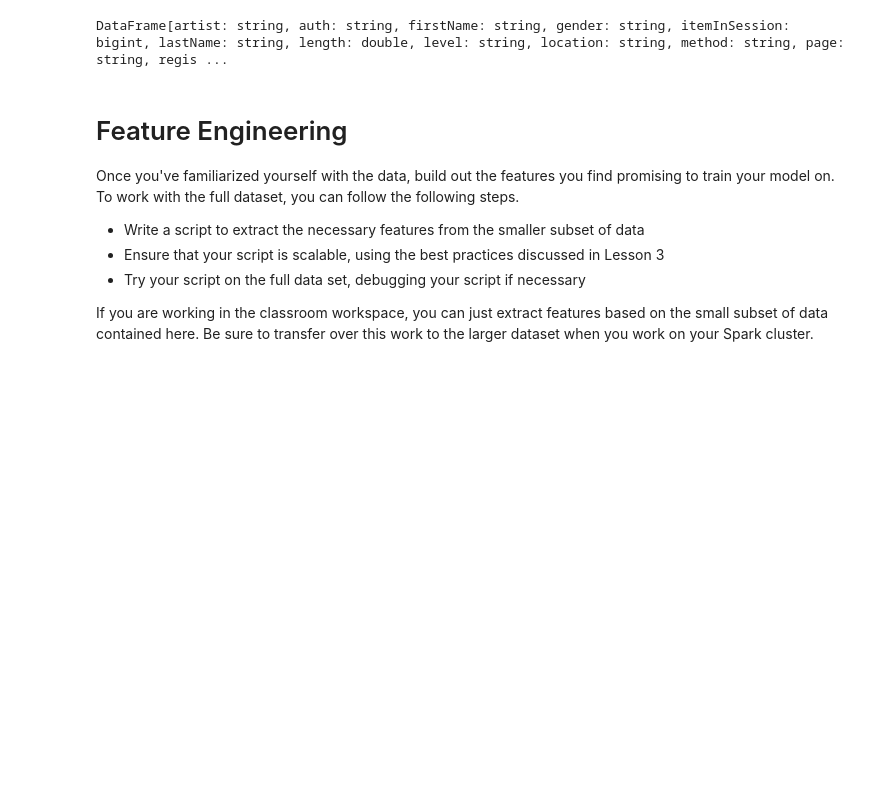
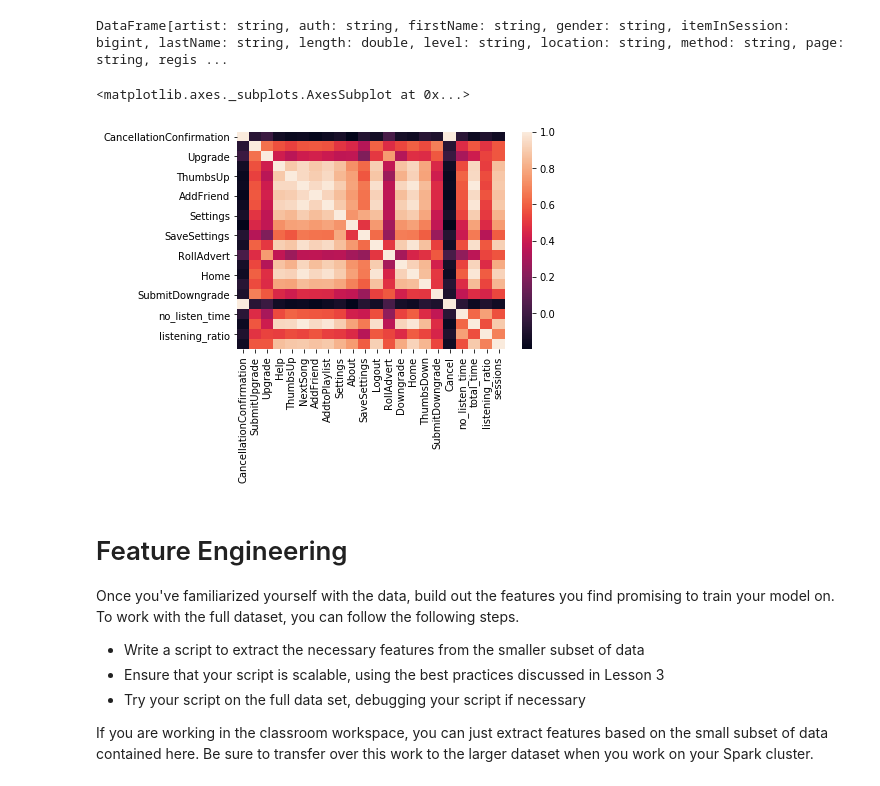
Before and after one commit to misrakberhe/sparkify, a Jupyter notebook: Sparkify.ipynb, the cells around one changed output. Cells and saved outputs as stored; diff of their text form; code cells hidden in the pictures; blank space fills up the shorter version.

```diff
--- a/Sparkify.ipynb
+++ b/Sparkify.ipynb
@@ -285,6 +286,11 @@ feature_engineered = spark.sql('''
 
 #user 135 only has 1 session and they listen to 6 songs but engage in no other activities, so I removed the id
 # with the WHERE statement
+# %%
+sns.heatmap(feature_engineered.toPandas().corr())
+# %% [output]
+<matplotlib.axes._subplots.AxesSubplot at 0x...>
+[figure, added]
 # %% [markdown]
 # Feature Engineering
 Once you've familiarized yourself with the data, build out the features you find promising to train your model on. To work with the full dataset, you can follow the following steps.
```
Also changed, not shown: parts of 1 cell of this notebook.
